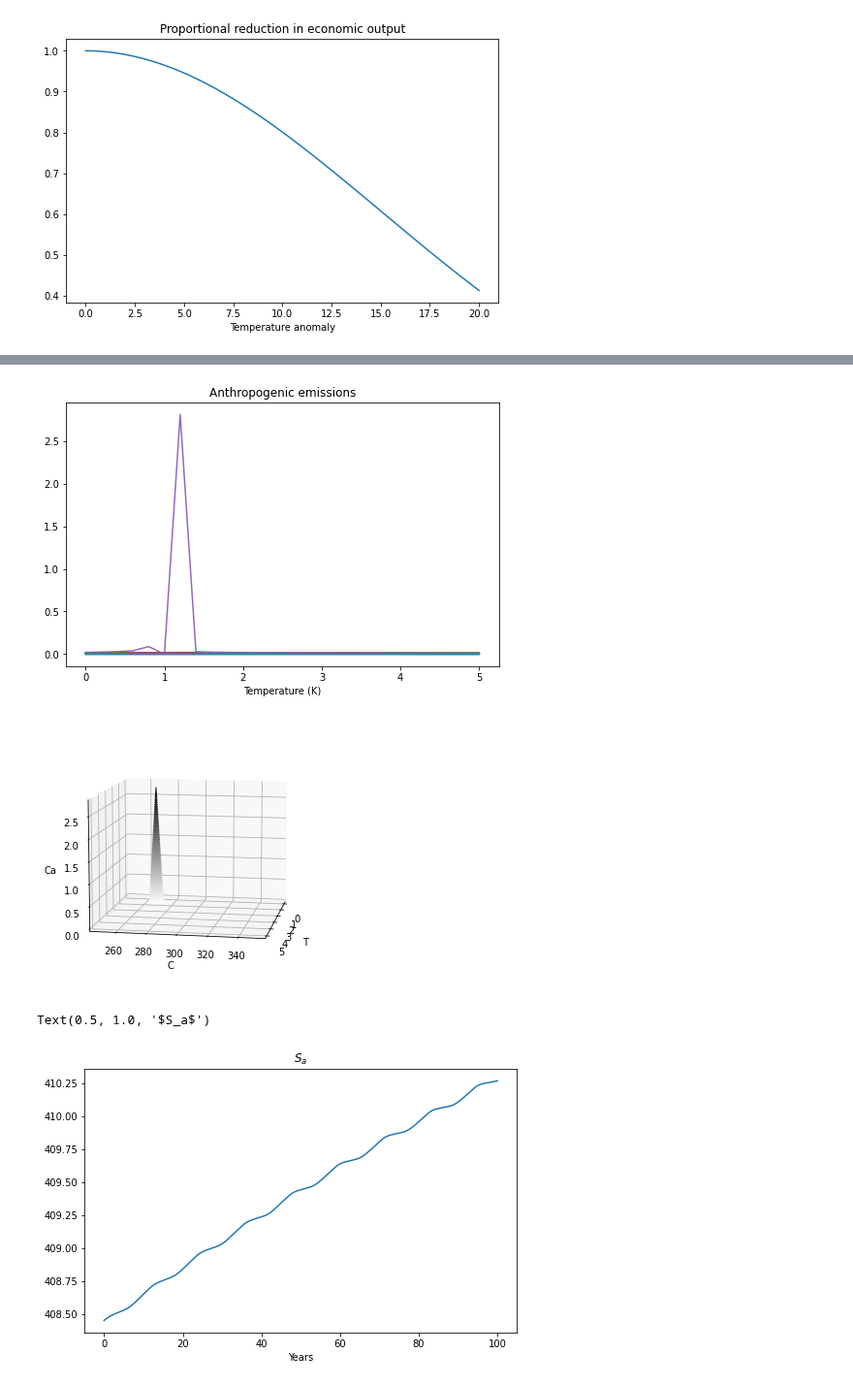
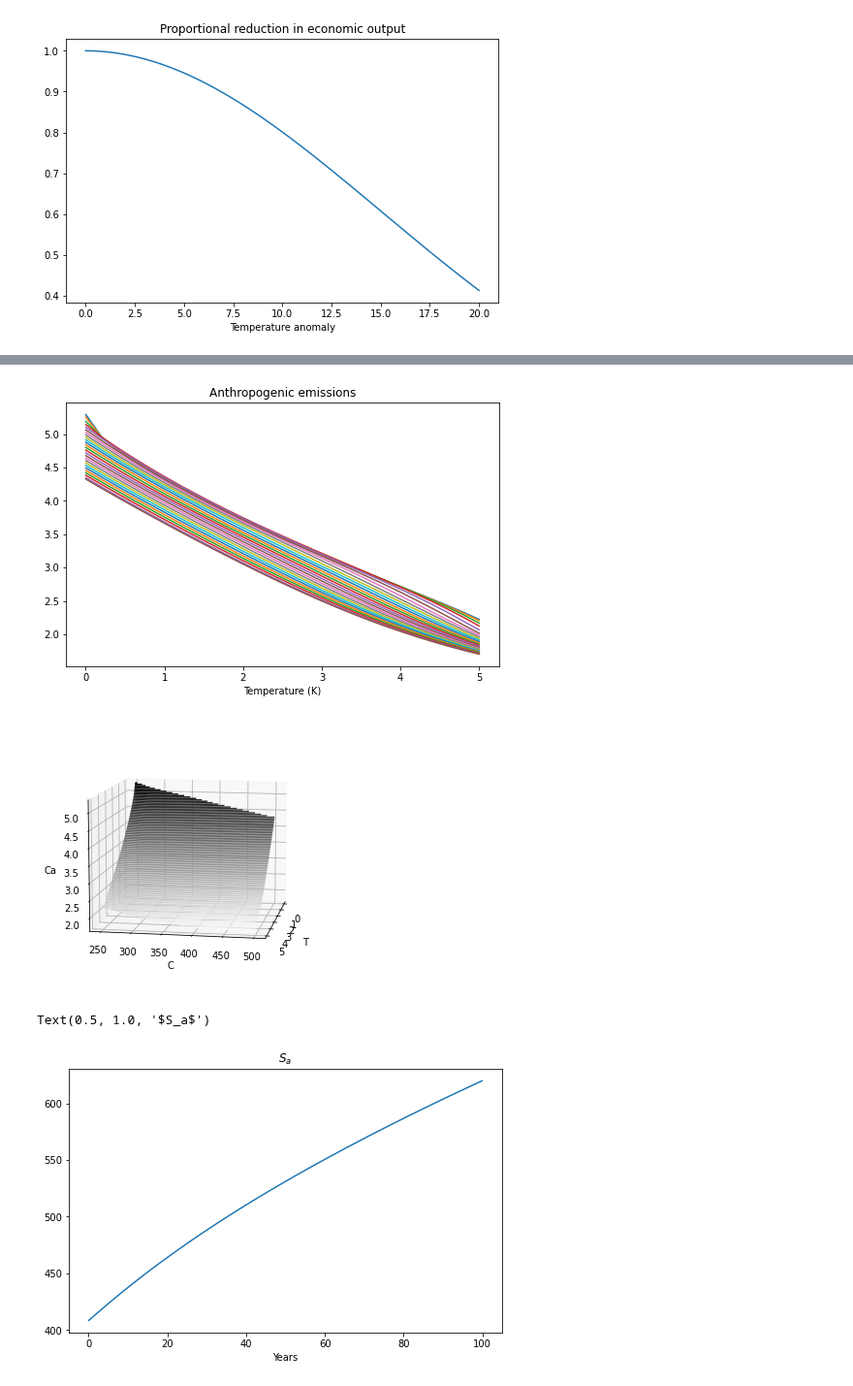
Before and after one commit to binchengecon/TwoCapital, a Jupyter notebook: nonlinearCarbon/HJB_3D.ipynb, the cells around one changed output, grey strips where cells are left out. Shown at 97% size. Saved outputs shown, nothing was run; the diff lists cells and outputs as text; code cells hidden in the pictures.

Commit message:
experiment cearth

```diff
--- a/nonlinearCarbon/HJB_3D.ipynb
+++ b/nonlinearCarbon/HJB_3D.ipynb
@@ -92,7 +102,7 @@ alphaland = 0.28
 bP = 0.05
 bB = 0.08
 cod = 3.035
-cearth = 0.107
+cearth = 10 #0.107
 tauc = 20
 coc0 =350
 ## Ocean albedo parameters
@@ -337,14 +355,14 @@ T_grid = np.arange(T_min, T_max + hT, hT)
 
 # atmospheric carbon concentration, in gigaton
 C_min  = 250
-C_max  = 350.
-hC     = 5.
+C_max  = 500.
+hC     = 10.
 C_grid = np.arange(C_min, C_max + hC, hC)
 
 # F, Sa in the notes, accumulative anthropogenic carbon, in gigaton
-F_min = 400. # 10. avaoid
-F_max = 500. # 2500 x2.13 gm # # on hold -> 4000 / 2.13 ppm
-hF = 5.
+F_min = 280. # 10. avaoid
+F_max = 1000. # 2500 x2.13 gm # # on hold -> 4000 / 2.13 ppm
+hF = 20.
 F_grid = np.arange(F_min, F_max + hF, hF)
 
 # meshgrid
@@ -361,16 +379,14 @@ T_mat.shape
 # %%
 # v0 =  - eta * T_mat - eta * F_mat
-v0 =  eta * np.log(delta /4 * (9000/2.13 - F_mat)) + (eta - 1)  / delta * gamma_2 * T_mat / cearth * (B * np.log(C_mat/ C0) + kappa * (T_mat + To - Tkappa))
+v0 =  delta * eta * np.log(delta /4 * (9000/2.13 - F_mat)) + (eta - 1) * gamma_2 * T_mat / cearth * (B * np.log(C_mat/ C0) + kappa * (T_mat + To - Tkappa))
 
-gamma_3 = 0.
-dG  = gamma_1 + gamma_2 * T_mat + gamma_3 * (T_mat - 2) * (T_mat > 2)
-
-epsilon  = 10.
+dG  = gamma_1 + gamma_2 * T_mat
+epsilon  = 3.
 count    = 0
 error    = 1.
 tol      = 1e-8
-max_iter = 3000
-fraction = 1.
+max_iter = 1000
+fraction = 0.5
 
 
 while error > tol and count < max_iter:
@@ -384,7 +400,8 @@ while error > tol and count < max_iter:
     dvdFF = finiteDiff(v0, 2, 2, hF)
 
 
-    Ca = - eta / (dvdC + dvdF)
+    Ca = - eta * delta / (dvdC + dvdF)
+
     Ca[Ca <= 1e-32] = 1e-32
 
     if count >=1:
@@ -396,14 +413,14 @@ while error > tol and count < max_iter:
     B2 = Volcan
     B2 += Ca * sa
     B2 -= wa * C_mat * vegcover * veggrowth(T_mat +To)
-    B2 += oceanatmphysflux(T_mat + To) * (1 - fracseaice(T_mat + To))
+    B2 += oceanatmphysflux(T_mat + To)  * (1 - fracseaice(T_mat + To))
     B2 += oceanbioflux(T_mat + To, F_mat - Fo, sa) * (1 - fracseaice(T_mat + To))
     B2 += oceanatmcorrflux(C_mat) * (1 - fracseaice(T_mat + To))
     B3 = Ca
-    C1 = 1e-4 * np.ones(T_mat.shape)
-    C2 = 1e-4 * np.ones(T_mat.shape)
+    C1 = 0. * np.ones(T_mat.shape)
+    C2 = 0. * np.ones(T_mat.shape)
     C3 = np.zeros(T_mat.shape)
-    D  = eta  * np.log(Ca) + (eta - 1) /delta * dG * B1
+    D  = eta * delta * np.log(Ca) + (eta - 1) * dG * B1
 
     out = PDESolver(stateSpace, A, B1, B2, B3, C1, C2, C3, D, v0, epsilon)
     v = out[2].reshape(v0.shape, order="F")
@@ -472,7 +489,7 @@ plt.xlabel("Temperature (K)")
 plt.title("Anthropogenic emissions")
 plt.show()
 # %% [output]
-[figure, old version]
+[figure, new version]
 # %%
 fig = plt.figure()
 ax = plt.axes(projection='3d')
@@ -482,7 +499,7 @@ ax.set_ylabel('C')
 ax.set_zlabel('Ca')
 ax.view_init(10, 10)
 # %% [output]
-[figure, old version]
+[figure, new version]
 # %%
 t_max = 100.
 dt = 1/12
@@ -586,12 +603,12 @@ for tm in range(pers):
         hist[tm,1] = hist[tm-1,1] + mu_C(hist[tm-1,:]) * dt
         hist[tm,2] = hist[tm-1,2] + mu_Sa(hist[tm-1,:]) * dt
 # %%
-plt.plot(years, hist[:, 2])
+plt.plot(years[:-1], hist[:-1, 2])
 plt.xlabel("Years")
 plt.title("$S_a$")
 # %% [output]
 Text(0.5, 1.0, '$S_a$')
-[figure, old version]
+[figure, new version]
 # %%
 plt.subplots(1,3, figsize=(24,5))
 plt.subplot(131)
```
Also changed, not shown: parts of 12 cells of this notebook, 1 other file.
